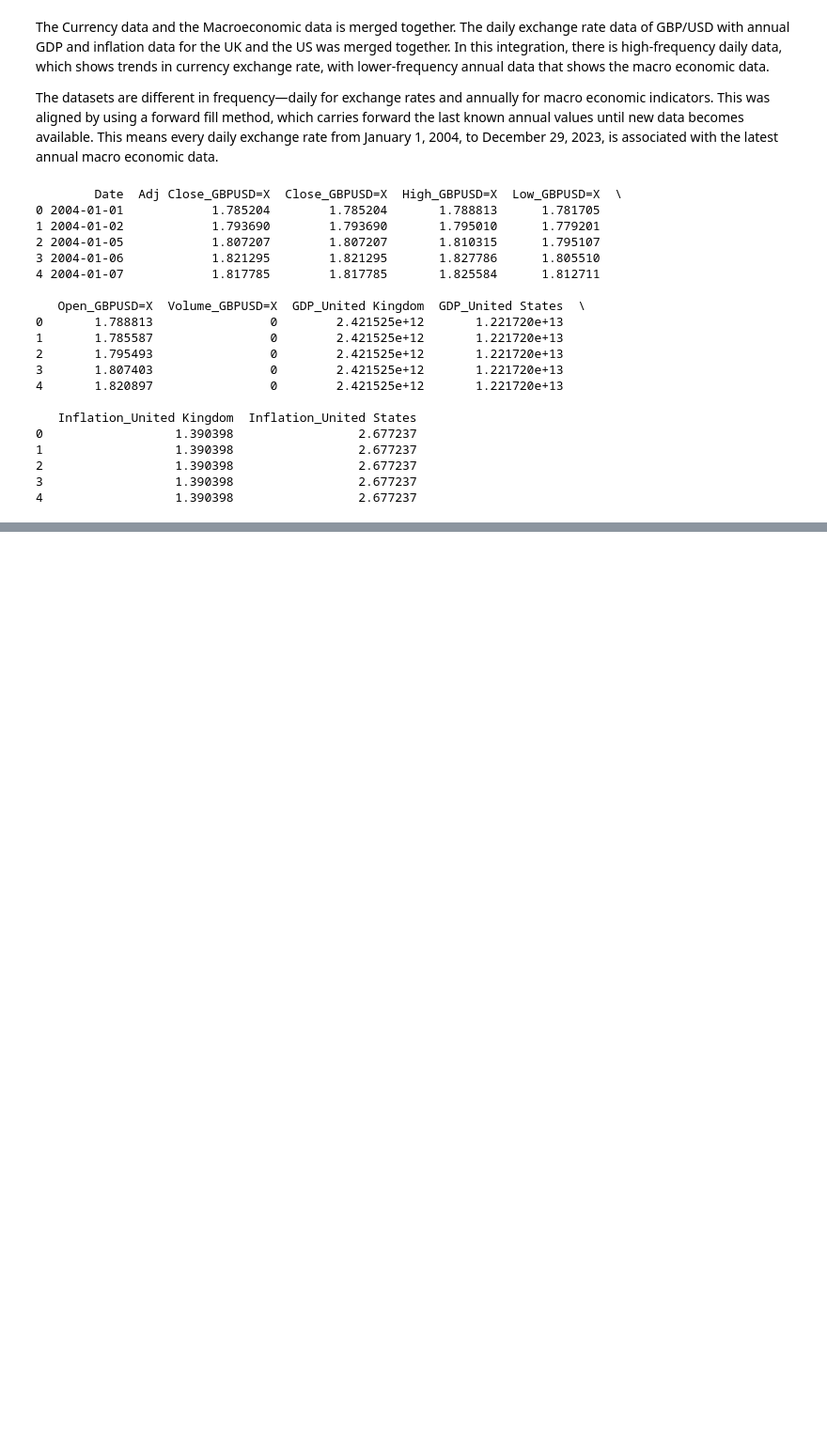
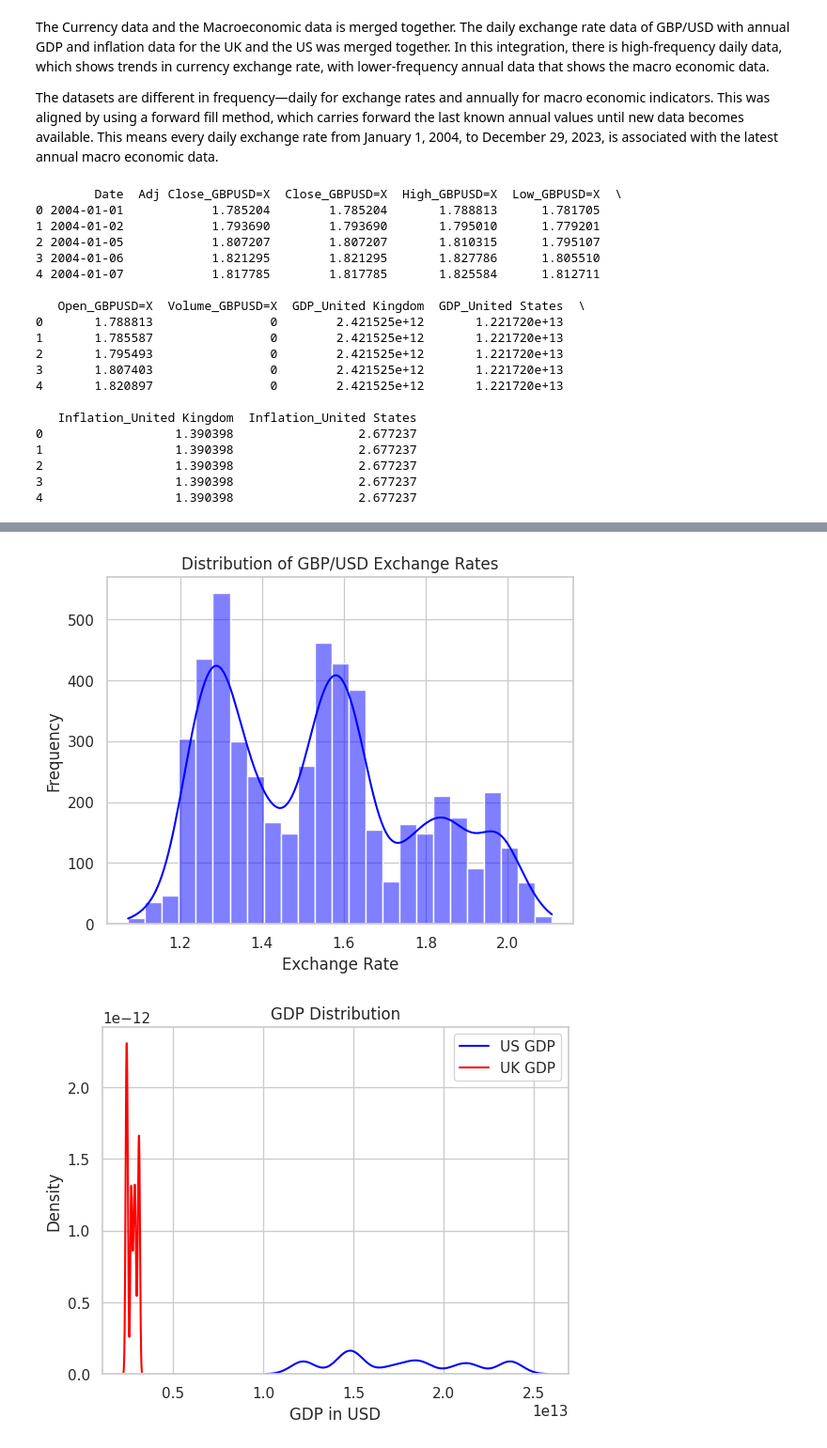
Before and after one commit to FunmilolaAdetuwo/Final-Project, a Jupyter notebook: Advanced_AI_Techniques_for_Predicting_Currency_Exchange_Rates_A_Deep_Learning_Approach.ipynb, the cells around one changed output, grey strips where cells are left out. Shown at 94% size. Cells and saved outputs as stored; diff of their text form; code cells hidden in the pictures; blank space fills up the shorter version.

```diff
--- a/Advanced_AI_Techniques_for_Predicting_Currency_Exchange_Rates_A_Deep_Learning_Approach.ipynb
+++ b/Advanced_AI_Techniques_for_Predicting_Currency_Exchange_Rates_A_Deep_Learning_Approach.ipynb
@@ -199,0 +293,21 @@ print(cmbd_dt.head())
+# %%
+# Analyzing the distribution of the key variables
+
+# plotting histogram for the exchange rates
+sns.histplot(cmbd_dt['Close_GBPUSD=X'], kde=True, color='blue')
+plt.title('Distribution of GBP/USD Exchange Rates')
+plt.xlabel('Exchange Rate')
+plt.ylabel('Frequency')
+plt.show()
+
+# Kernel density estimate for the GDP data
+sns.kdeplot(cmbd_dt['GDP_United States'], label='US GDP', color='blue')
+sns.kdeplot(cmbd_dt['GDP_United Kingdom'], label='UK GDP', color='red')
+plt.title('GDP Distribution')
+plt.xlabel('GDP in USD')
+plt.ylabel('Density')
+plt.legend()
+plt.show()
+# %% [output]
+[figure, added]
+[figure, added]
```
Also changed, not shown: parts of 5 cells of this notebook.
